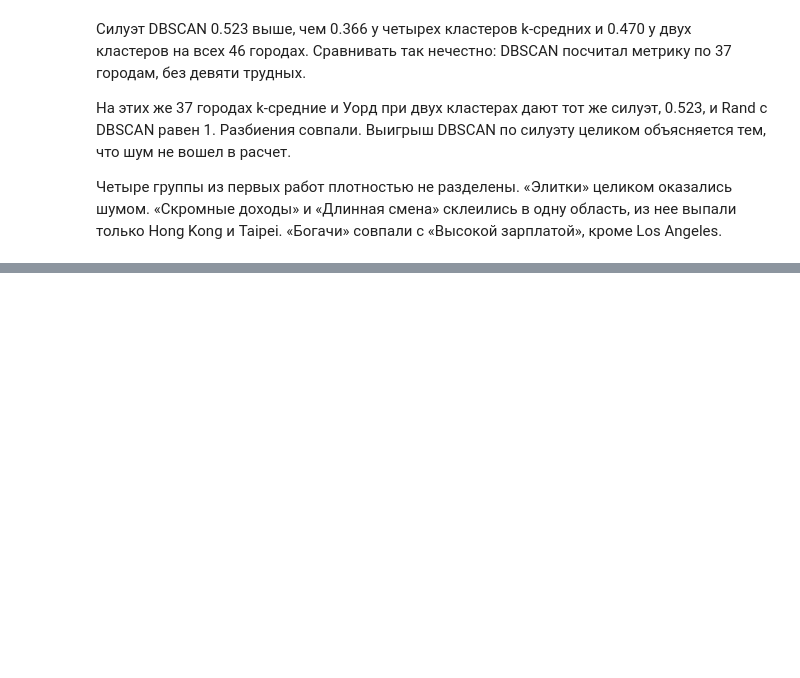
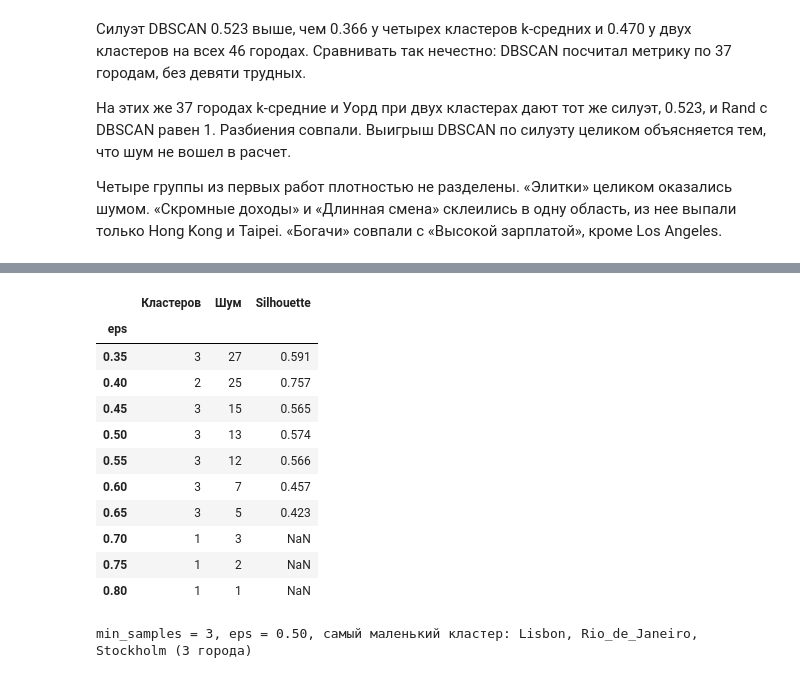
Before and after one commit to destorz11/Python-data-analysis, a Jupyter notebook: lab3_dbscan/notebooks/lab3_dbscan.ipynb, the cells around one changed output, grey strips where cells are left out. Drawn from its saved outputs; the diff is of its cells as text; code cells hidden in the pictures; blank space fills up the shorter version.

```diff
--- a/lab3_dbscan/notebooks/lab3_dbscan.ipynb
+++ b/lab3_dbscan/notebooks/lab3_dbscan.ipynb
@@ -881,0 +959,44 @@ Rand DBSCAN и Уорда k=2 на городах без шума: 1.0
+# %%
+rows = []
+for eps in real_eps:
+    labels = DBSCAN(eps=eps, min_samples=4).fit(X_real).labels_
+    kept = labels != -1
+    n_clusters = len(set(labels[kept]))
+    if n_clusters > 1:
+        silhouette = silhouette_score(X_real[kept], labels[kept])
+    else:
+        silhouette = np.nan
+    rows.append({
+        'eps': eps,
+        'Кластеров': n_clusters,
+        'Шум': int((~kept).sum()),
+        'Silhouette': silhouette,
+    })
+
+display(pd.DataFrame(rows).set_index('eps').round(3))
+
+labels_three = pd.Series(
+    DBSCAN(eps=0.50, min_samples=3).fit(X_real).labels_,
+    index=df_real.index,
+)
+sizes = labels_three[labels_three != -1].value_counts()
+smallest = sizes.idxmin()
+print(
+    'min_samples = 3, eps = 0.50, самый маленький кластер:',
+    ', '.join(df_real.index[labels_three == smallest]),
+    f'({int(sizes.min())} города)',
+)
+# %% [output]
+|  | Кластеров | Шум | Silhouette |
+| eps |  |  |  |
+| 0.35 | 3 | 27 | 0.591 |
+| 0.40 | 2 | 25 | 0.757 |
+| 0.45 | 3 | 15 | 0.565 |
+| 0.50 | 3 | 13 | 0.574 |
+| 0.55 | 3 | 12 | 0.566 |
+| 0.60 | 3 | 7 | 0.457 |
+| 0.65 | 3 | 5 | 0.423 |
+| 0.70 | 1 | 3 | NaN |
+| 0.75 | 1 | 2 | NaN |
+| 0.80 | 1 | 1 | NaN |
+min_samples = 3, eps = 0.50, самый маленький кластер: Lisbon, Rio_de_Janeiro, Stockholm (3 города)
```
Also changed, not shown: parts of 13 cells of this notebook, 1 other file.
